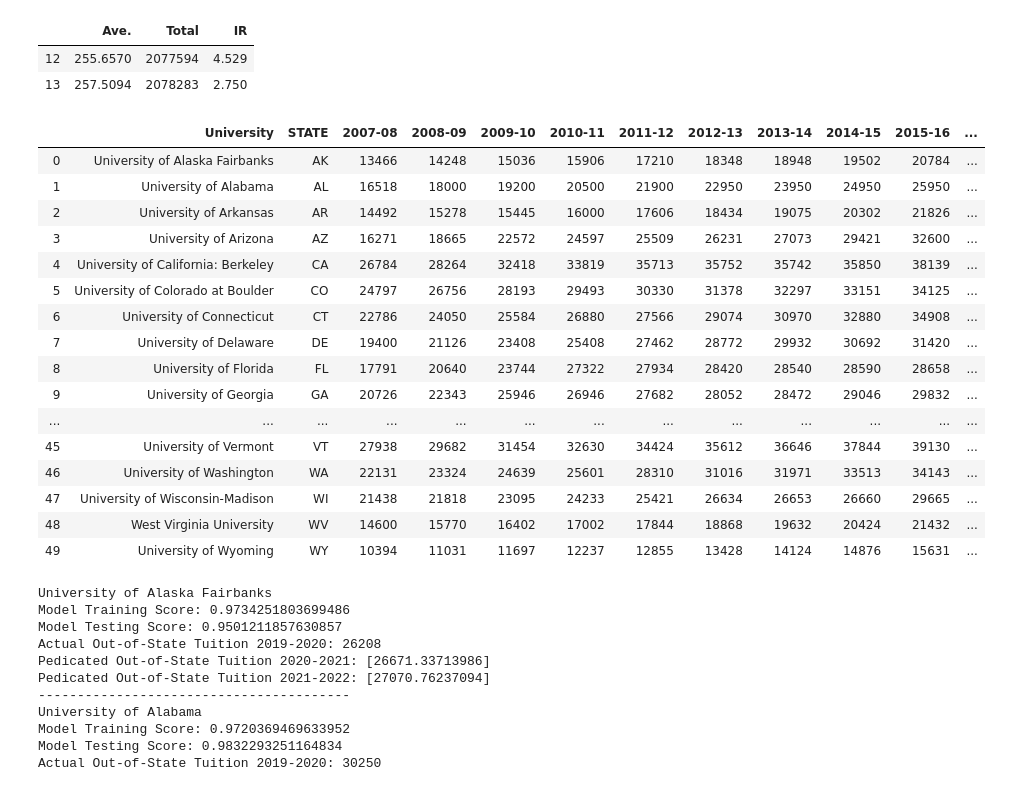
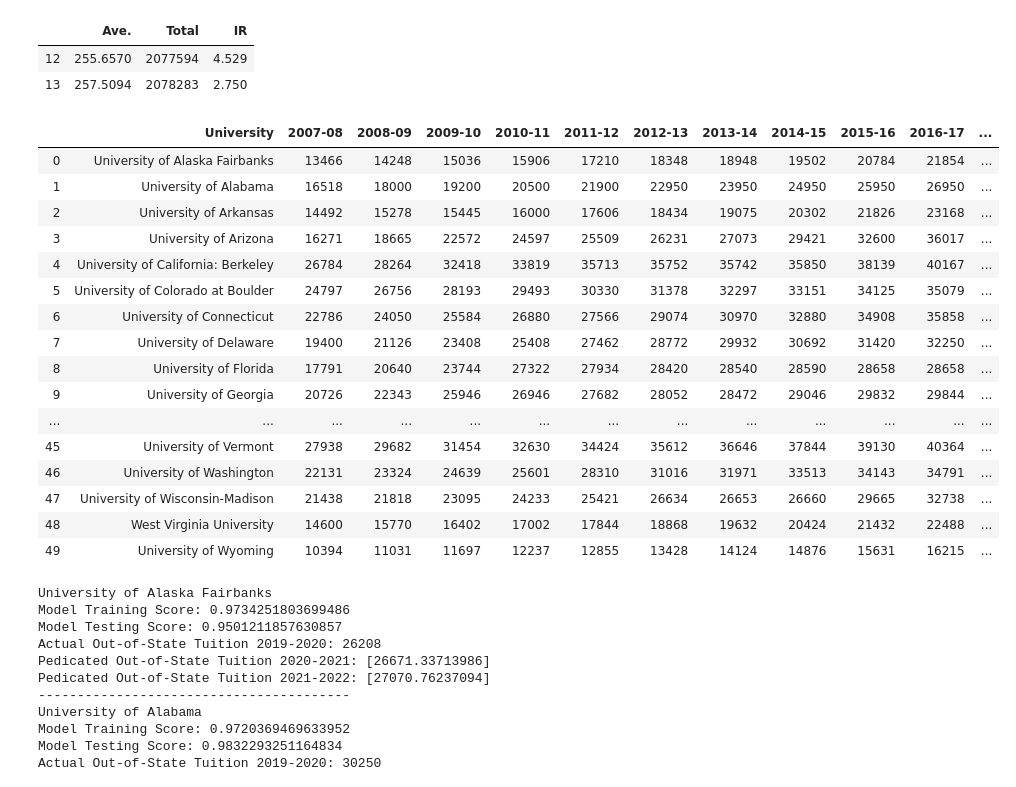
Before and after one commit to FortunED-Tellers/FortunED, a Jupyter notebook: data/raw/Out_of_State_Tuition_Prediction_Linear_Regression.ipynb, the cells around one changed output. Cells and saved outputs as stored; diff of their text form; code cells hidden in the pictures.

Commit message:
Cleaned up Table 6 for College Tuition

```diff
--- a/data/raw/Out_of_State_Tuition_Prediction_Linear_Regression.ipynb
+++ b/data/raw/Out_of_State_Tuition_Prediction_Linear_Regression.ipynb
@@ -195,26 +195,26 @@ X_new_inputs_reduced
 | 13 | 257.5094 | 2078283 | 2.750 |
 # %%
 #Read College Tuition
-Tuition_df =  pd.read_excel('college_Tuition_out_of_State.xlsx')
+Tuition_df =  pd.read_excel('../processed/college_Tuition_out_of_State.xlsx')
 Tuition_df
 # %% [output]
-|  | University | STATE | 2007-08 | 2008-09 | 2009-10 | 2010-11 | 2011-12 | 2012-13 | 2013-14 | 2014-15 | 2015-16 | ... |
-| 0 | University of Alaska Fairbanks | AK | 13466 | 14248 | 15036 | 15906 | 17210 | 18348 | 18948 | 19502 | 20784 | ... |
-| 1 | University of Alabama | AL | 16518 | 18000 | 19200 | 20500 | 21900 | 22950 | 23950 | 24950 | 25950 | ... |
-| 2 | University of Arkansas | AR | 14492 | 15278 | 15445 | 16000 | 17606 | 18434 | 19075 | 20302 | 21826 | ... |
-| 3 | University of Arizona | AZ | 16271 | 18665 | 22572 | 24597 | 25509 | 26231 | 27073 | 29421 | 32600 | ... |
-| 4 | University of California: Berkeley | CA | 26784 | 28264 | 32418 | 33819 | 35713 | 35752 | 35742 | 35850 | 38139 | ... |
-| 5 | University of Colorado at Boulder | CO | 24797 | 26756 | 28193 | 29493 | 30330 | 31378 | 32297 | 33151 | 34125 | ... |
-| 6 | University of Connecticut | CT | 22786 | 24050 | 25584 | 26880 | 27566 | 29074 | 30970 | 32880 | 34908 | ... |
-| 7 | University of Delaware | DE | 19400 | 21126 | 23408 | 25408 | 27462 | 28772 | 29932 | 30692 | 31420 | ... |
-| 8 | University of Florida | FL | 17791 | 20640 | 23744 | 27322 | 27934 | 28420 | 28540 | 28590 | 28658 | ... |
-| 9 | University of Georgia | GA | 20726 | 22343 | 25946 | 26946 | 27682 | 28052 | 28472 | 29046 | 29832 | ... |
+|  | University | 2007-08 | 2008-09 | 2009-10 | 2010-11 | 2011-12 | 2012-13 | 2013-14 | 2014-15 | 2015-16 | 2016-17 | ... |
+| 0 | University of Alaska Fairbanks | 13466 | 14248 | 15036 | 15906 | 17210 | 18348 | 18948 | 19502 | 20784 | 21854 | ... |
+| 1 | University of Alabama | 16518 | 18000 | 19200 | 20500 | 21900 | 22950 | 23950 | 24950 | 25950 | 26950 | ... |
+| 2 | University of Arkansas | 14492 | 15278 | 15445 | 16000 | 17606 | 18434 | 19075 | 20302 | 21826 | 23168 | ... |
+| 3 | University of Arizona | 16271 | 18665 | 22572 | 24597 | 25509 | 26231 | 27073 | 29421 | 32600 | 36017 | ... |
+| 4 | University of California: Berkeley | 26784 | 28264 | 32418 | 33819 | 35713 | 35752 | 35742 | 35850 | 38139 | 40167 | ... |
+| 5 | University of Colorado at Boulder | 24797 | 26756 | 28193 | 29493 | 30330 | 31378 | 32297 | 33151 | 34125 | 35079 | ... |
+| 6 | University of Connecticut | 22786 | 24050 | 25584 | 26880 | 27566 | 29074 | 30970 | 32880 | 34908 | 35858 | ... |
+| 7 | University of Delaware | 19400 | 21126 | 23408 | 25408 | 27462 | 28772 | 29932 | 30692 | 31420 | 32250 | ... |
+| 8 | University of Florida | 17791 | 20640 | 23744 | 27322 | 27934 | 28420 | 28540 | 28590 | 28658 | 28658 | ... |
+| 9 | University of Georgia | 20726 | 22343 | 25946 | 26946 | 27682 | 28052 | 28472 | 29046 | 29832 | 29844 | ... |
 | ... | ... | ... | ... | ... | ... | ... | ... | ... | ... | ... | ... | ... |
-| 45 | University of Vermont | VT | 27938 | 29682 | 31454 | 32630 | 34424 | 35612 | 36646 | 37844 | 39130 | ... |
-| 46 | University of Washington | WA | 22131 | 23324 | 24639 | 25601 | 28310 | 31016 | 31971 | 33513 | 34143 | ... |
-| 47 | University of Wisconsin-Madison | WI | 21438 | 21818 | 23095 | 24233 | 25421 | 26634 | 26653 | 26660 | 29665 | ... |
-| 48 | West Virginia University | WV | 14600 | 15770 | 16402 | 17002 | 17844 | 18868 | 19632 | 20424 | 21432 | ... |
-| 49 | University of Wyoming | WY | 10394 | 11031 | 11697 | 12237 | 12855 | 13428 | 14124 | 14876 | 15631 | ... |
+| 45 | University of Vermont | 27938 | 29682 | 31454 | 32630 | 34424 | 35612 | 36646 | 37844 | 39130 | 40364 | ... |
+| 46 | University of Washington | 22131 | 23324 | 24639 | 25601 | 28310 | 31016 | 31971 | 33513 | 34143 | 34791 | ... |
+| 47 | University of Wisconsin-Madison | 21438 | 21818 | 23095 | 24233 | 25421 | 26634 | 26653 | 26660 | 29665 | 32738 | ... |
+| 48 | West Virginia University | 14600 | 15770 | 16402 | 17002 | 17844 | 18868 | 19632 | 20424 | 21432 | 22488 | ... |
+| 49 | University of Wyoming | 10394 | 11031 | 11697 | 12237 | 12855 | 13428 | 14124 | 14876 | 15631 | 16215 | ... |
 # %%
 from sklearn.model_selection import train_test_split
 from sklearn.linear_model import LinearRegression
```
Also changed, not shown: parts of 1 cell of this notebook, 7 other files.
